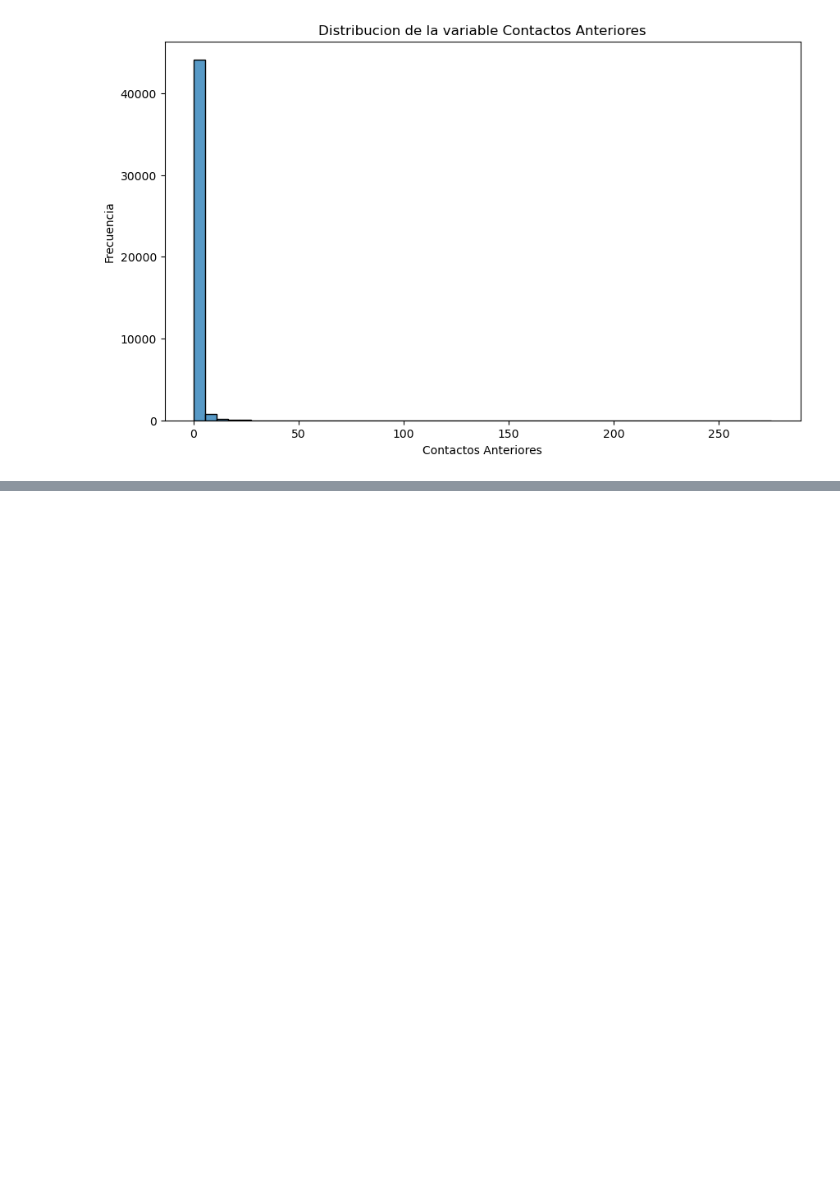
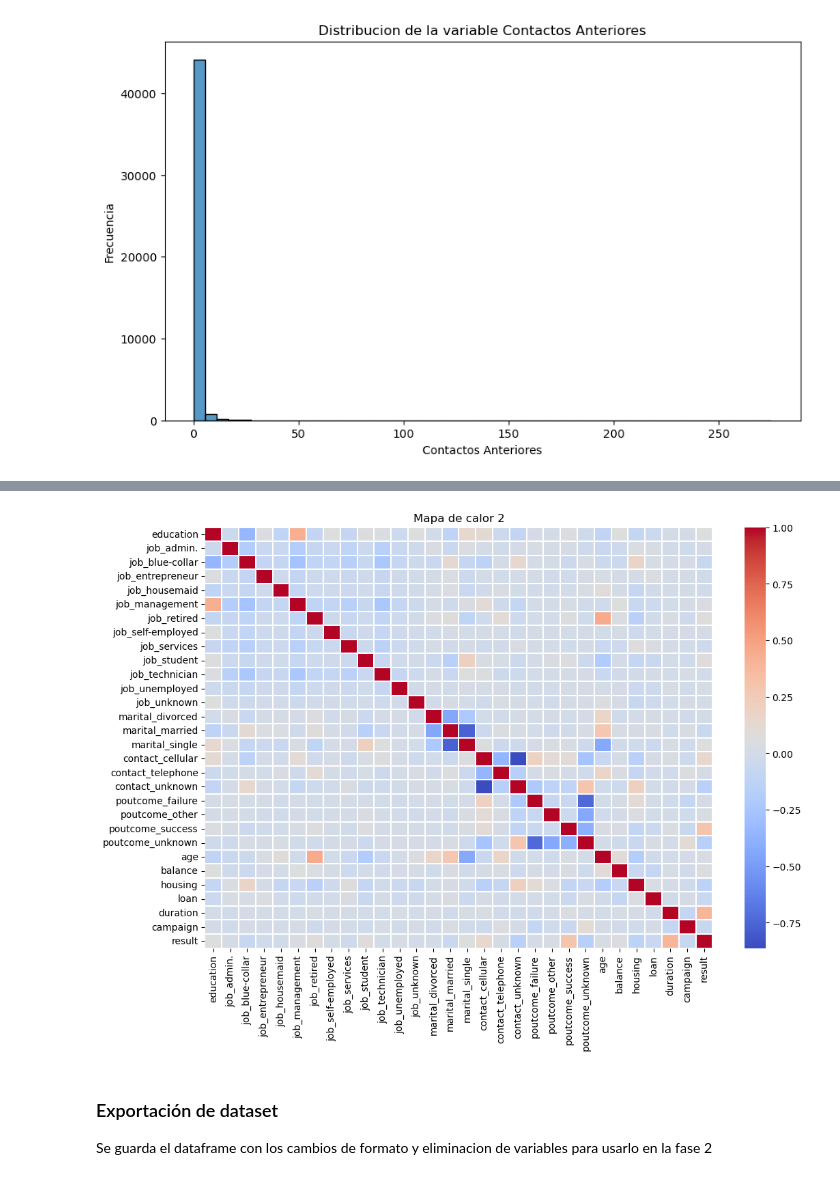
Before and after one commit to juandtap/IA_practica_05, a Jupyter notebook: practica_05_fase_1_preparacion_datos.ipynb, the cells around one changed output, grey strips where cells are left out. Cells and saved outputs as stored; diff of their text form; code cells hidden in the pictures; blank space fills up the shorter version.

Commit message:
FASE 1 terminada

```diff
--- a/practica_05_fase_1_preparacion_datos.ipynb
+++ b/practica_05_fase_1_preparacion_datos.ipynb
@@ -690,0 +825,3 @@ plt.show()
+# %%
+cantidadTotalVariablesConTransformacion=analisisVariables(dataframe, categorical_ordinal_features, categorical_nominal_features)
+print('Cantidad de variables que habrá después de la transformación de variables: ',cantidadTotalVariablesConTransformacion)
@@ -690,0 +874,28 @@ plt.show()
+# %%
+#Se ejecuta el pipeline
+dataframeTransformado=copy.deepcopy(dataframe)
+X_Transformado = pipe.fit_transform(dataframeTransformado)
+print('********** Pipeline aplicado')
+print('********** Transformador categórico nominal:')
+print(pipe.named_steps['prepcn'].transformers_[1])
+#Formación de dataframe transformado
+cnamesDataset1=[]
+if len(categorical_ordinal_features)!=0:
+    cnamesDataset1.extend(categorical_ordinal_features)
+if len(categorical_nominal_features)!=0:
+    #nos ubicamos primeramente en el paso "prepcn"
+    #luego, en el transformador "catnom" que está en [1] y luego en "onehot", por eso [1][1]
+    cnamesDataset2 = pipe.named_steps['prepcn'].transformers_[1][1].named_steps['onehot'].get_feature_names_out(categorical_nominal_features)
+    cnamesDataset1.extend(cnamesDataset2)
+cnamesDataset3 = numeric_features
+cnamesDataset1.extend(cnamesDataset3)
+print('********** Lista de variables:')
+print(cnamesDataset1)
+dataframeTransformado = pd.DataFrame(data=X_Transformado,columns=cnamesDataset1)
+#Guardar el dataset sin etiquetas como csv
+#dataframeTransformado.to_csv("DatasetTransformadoSinEtiquetas.csv", sep=";",index = False)
+#Se agrega la variable de salida (etiquetas) al final
+dataframeTransformado = pd.concat([dataframeTransformado, Y], axis = 1)
+#Guardar el dataset con etiquetas como csv
+#dataframeTransformado.to_csv("DatasetTransformado1.csv", sep=";",index = False)
+dataframeTransformado.head()
@@ -690,0 +920,3 @@ plt.show()
+# %%
+dfCorrel = dataframeTransformado.corr()
+dfCorrel.head()
@@ -690,0 +931,17 @@ plt.show()
+# %%
+# Graficar Mapa de calor
+fig, ax  = plt.subplots(figsize = (12,8))
+plt.title("Mapa de calor 2")
+sns.heatmap(dfCorrel, cmap= "coolwarm", linewidths = 0.30, annot=False)
+# labels en español
+#nuevas_etiquetas_x = nuevas_etiquetas_y = ['Edad', 'Saldo', 'Hipoteca', 'Prestamo','dia','duracion','campaña', 'resultado']
+# cambiar labels
+#ax.set_xticklabels(nuevas_etiquetas_x, rotation=90)
+#ax.set_yticklabels(nuevas_etiquetas_y)
+plt.show()
+# %% [output]
+[figure, added]
+# %% [markdown]
+### Exportación de dataset
+
+Se guarda el dataframe con los cambios de formato y eliminacion de variables para usarlo en la fase 2
```
Also changed, not shown: parts of 38 cells of this notebook, 2 other files.
